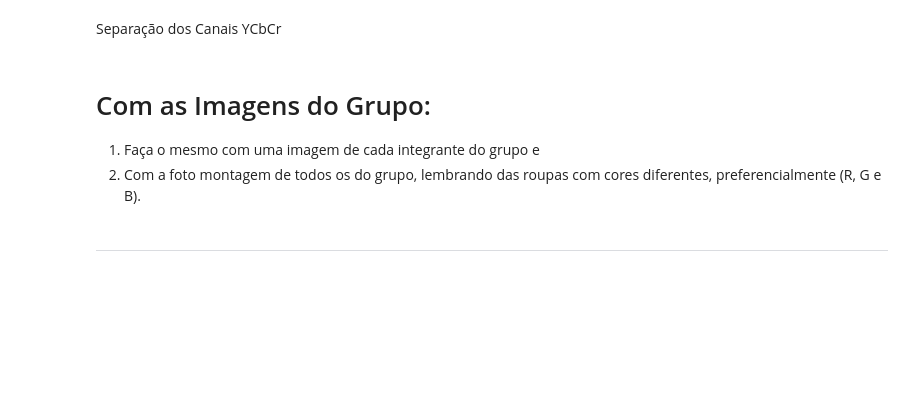
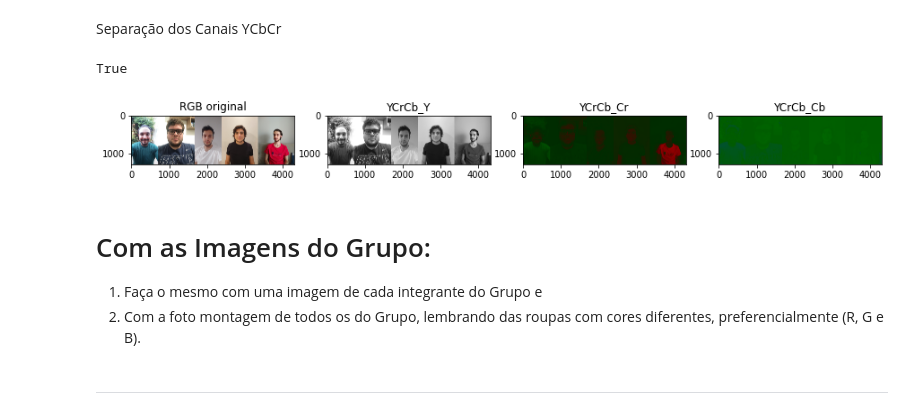
Before and after one commit to brusangues/CSM-DEVS, a Jupyter notebook: lab3/Lab3_Cod_Imagem_por_DCT_e_Animacao.ipynb, the cells around one changed output. Saved outputs shown, nothing was run; the diff lists cells and outputs as text; code cells hidden in the pictures; blank space fills up the shorter version.

```diff
--- a/lab3/Lab3_Cod_Imagem_por_DCT_e_Animacao.ipynb
+++ b/lab3/Lab3_Cod_Imagem_por_DCT_e_Animacao.ipynb
@@ -54,26 +85,29 @@ Separação dos Canais YCbCr
 # %%
 y1, cr1, cb1 = cv.split(ycrcb)
 imageCR = ycrcb.copy()
 imageCR[:, :, 0] = 0
 imageCR[:, :, 2] = 0
 Cr = cv.cvtColor(imageCR, cv.COLOR_YCrCb2RGB)
 
 imageCB = ycrcb.copy()
 imageCB[:, :, 0] = 0
 imageCB[:, :, 1] = 0
 Cb = cv.cvtColor(imageCB, cv.COLOR_YCrCb2RGB)
 
 plt.figure(figsize=[15, 5])
 plt.subplot(141); plt.imshow(rgb2); plt.title('RGB original')
-plt.subplot(142); plt.imshow(y1, cmap='gray'); plt.title('YCrCb_Y')
-plt.subplot(143); plt.imshow(Cr); plt.title('YCrCb_Cr')
-plt.subplot(144); plt.imshow(Cb); plt.title('YCrCb_Cb')
+plt.subplot(142); plt.imshow(y1, cmap='gray'); plt.title('YCrCb_Y'); cv.imwrite('GrupoYCrCb_Y.jpg', cv.cvtColor(y1, cv.COLOR_RGB2BGR))
+plt.subplot(143); plt.imshow(Cr); plt.title('YCrCb_Cr'); cv.imwrite('GrupoYCrCb_Cr.jpg', cv.cvtColor(Cr, cv.COLOR_RGB2BGR))
+plt.subplot(144); plt.imshow(Cb); plt.title('YCrCb_Cb'); cv.imwrite('GrupoYCrCb_Cb.jpg', cv.cvtColor(Cb, cv.COLOR_BGR2RGB))
+# %% [output]
+True
+[figure, added]
 # %% [markdown]
 # Com as Imagens do Grupo:
 
 
-1.   Faça o mesmo com uma imagem de cada integrante do grupo e
-2.   Com a foto montagem de todos os do grupo, lembrando das roupas com cores diferentes, preferencialmente (R, G e B).
+1.   Faça o mesmo com uma imagem de cada integrante do Grupo e
+2.   Com a foto montagem de todos os do Grupo, lembrando das roupas com cores diferentes, preferencialmente (R, G e B).
 # %% [markdown]
 ********************************************************************************
 # %% [markdown]
```
Also changed, not shown: parts of 11 cells of this notebook, 5 other files.
